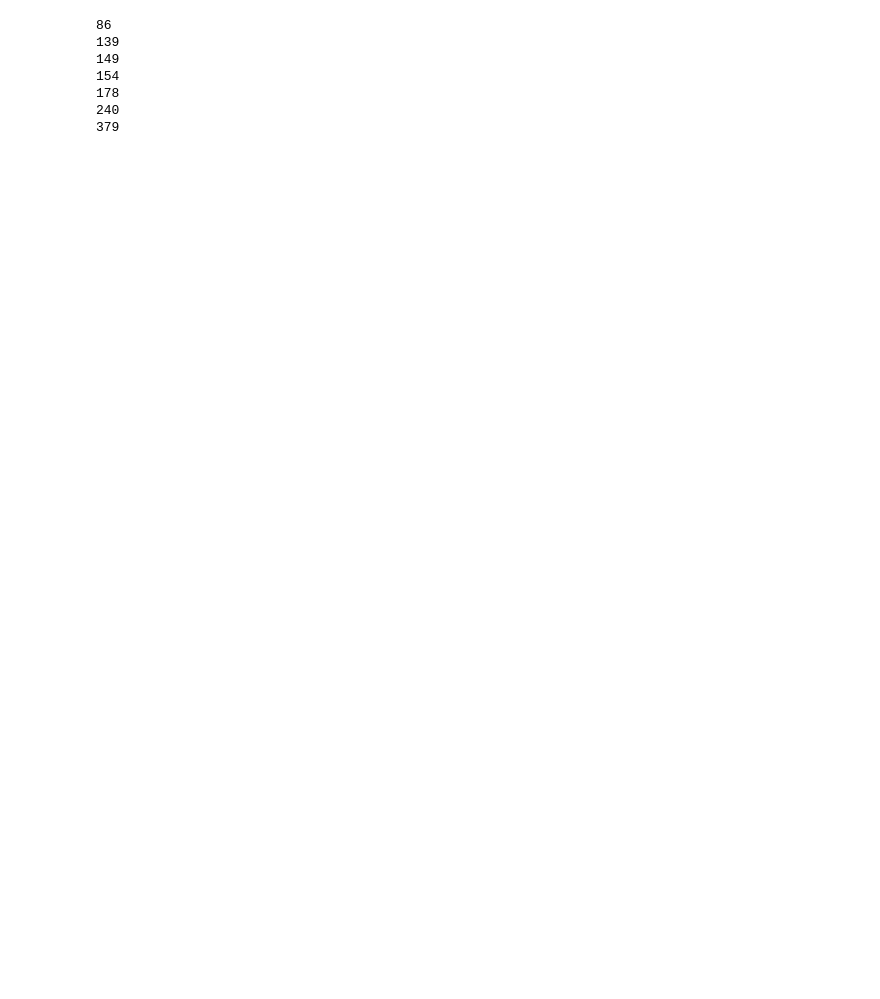
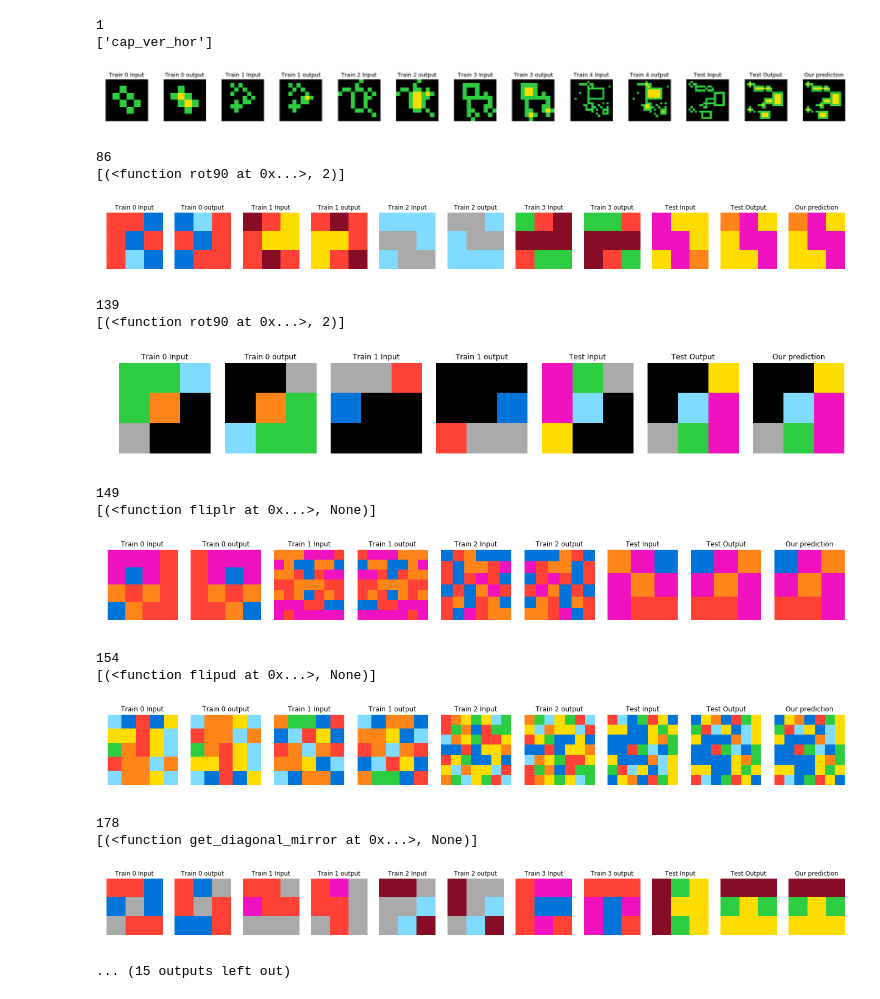
Before and after one commit to hassanshallal/ARCsolver, a Jupyter notebook: ARCSolverV02.ipynb, the cells around one changed output. Cells and saved outputs as stored; diff of their text form; code cells hidden in the pictures; blank space fills up the shorter version.

```diff
--- a/ARCSolverV02.ipynb
+++ b/ARCSolverV02.ipynb
@@ -128,12 +63,0 @@ solved
-# %%
-for n in range(len(today_analysis_05262020)):
-    if today_analysis_05262020[n].solved == 'solved':
-        print(n)
-# %% [output]
-86
-139
-149
-154
-178
-240
-379
@@ -143,0 +64,31 @@ cases_of_current_interest = [1, 250, 80, 94, 257, 138, 254, 277, 170, 355, 245,
+# %%
+currently_solved = 0
+for n in range(len(today_analysis_05272020)):
+    if today_analysis_05272020[n].inductiveV02.solved == 'solved':
+        print(n)
+        print(today_analysis_05272020[n].inductiveV02.mechanisms)
+        plot_task_eval(tt[n], today_analysis_05272020[n].inductiveV02.testpreds)
+        currently_solved += 1
+print(currently_solved, ', ', round((currently_solved/400)*100, 3), '%')
+# 8 ,  0.02 %
+# 13 ,  3.25 %
+# %% [output]
+1
+['cap_ver_hor']
+[figure, added]
+86
+[(<function rot90 at 0x...>, 2)]
+[figure, added]
+139
+[(<function rot90 at 0x...>, 2)]
+[figure, added]
+149
+[(<function fliplr at 0x...>, None)]
+[figure, added]
+154
+[(<function flipud at 0x...>, None)]
+[figure, added]
+178
+[(<function get_diagonal_mirror at 0x...>, None)]
+[figure, added]
+... (15 outputs left out)
```
Also changed, not shown: parts of 23 cells of this notebook, 5 other files.
